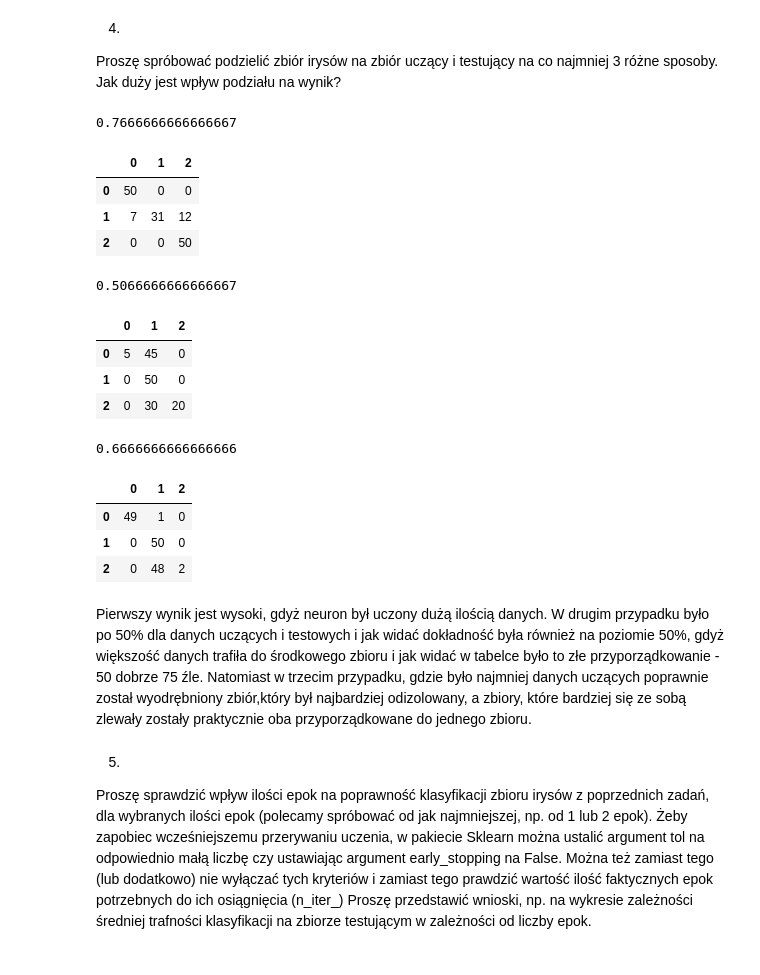
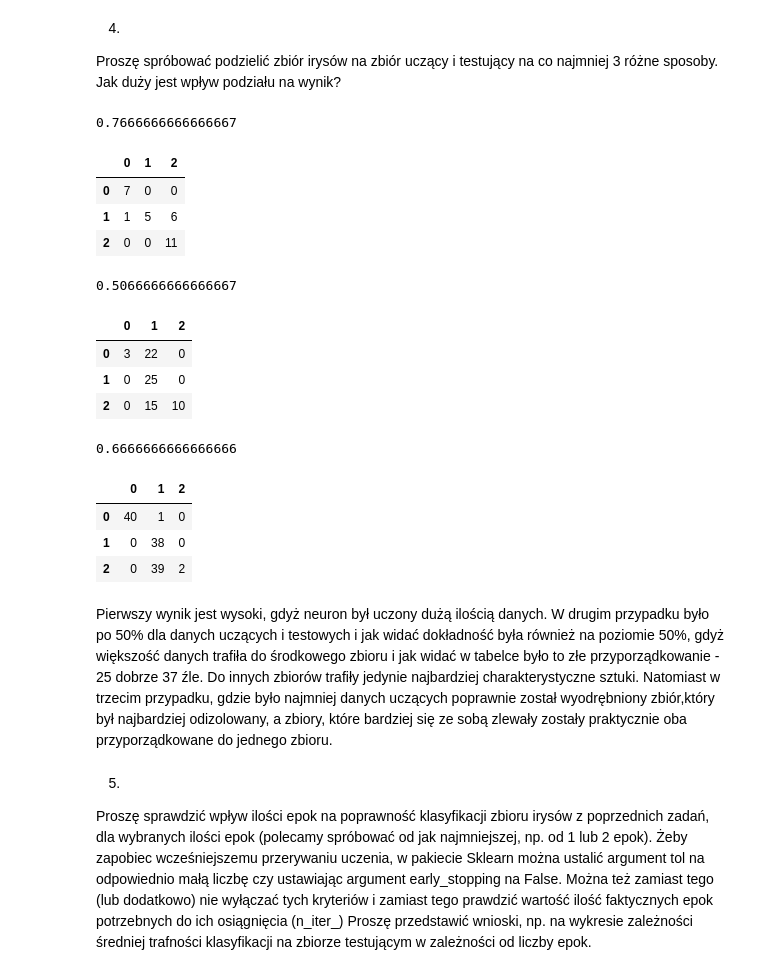
Before and after one commit to MichaelAngeloTheFirst/MIO, a Jupyter notebook: lab1/lab1.ipynb, the cells around one changed output. Drawn from its saved outputs; the diff is of its cells as text; code cells hidden in the pictures.

```diff
--- a/lab1/lab1.ipynb
+++ b/lab1/lab1.ipynb
@@ -254,20 +254,17 @@ Dlaczego? (Podpowiedź: polecamy przyjrzeć się pojęciu liniowej separowalnoś
 # %%
 from sklearn.datasets import load_iris
 from IPython.display import display
+from sklearn.model_selection import train_test_split
+
 
 
 x,y = load_iris(return_X_y= True)
-learnSize = int(len(x)*0.8)
-learnData = x[:learnSize]
-learnLabel = y[:learnSize]
-# learnY = np.concatenate((np.zeros((40,)) , np.array([1]*40), np.array([2]*40)))
+x_train, x_test, y_train, y_test = train_test_split(x, y, test_size=0.2, shuffle=True, random_state=10)
 
-testData = x[learnSize:]
-testLabel = y[learnSize:]
 neuron = Perceptron(tol =1e-3,max_iter=100)
-neuron.fit(learnData,learnLabel)
-print(neuron.score(testData, testLabel))
-display(pd.DataFrame(confusion_matrix(y,neuron.predict(x))))
+neuron.fit(x_train, y_train)
+print(neuron.score(x_test, y_test))
+display(pd.DataFrame(confusion_matrix(y_test,neuron.predict(x_test))))
 
 
 plt.scatter(x[:,0], x[:,1], c=y)
@@ -289,37 +286,37 @@ Proszę spróbować podzielić zbiór irysów
 na zbiór uczący i testujący na co najmniej 3 różne sposoby.
 Jak duży jest wpływ podziału na wynik?
 # %%
-from sklearn.model_selection import train_test_split
 
 
 
 x,y = load_iris(return_X_y= True)
 
 for testSize in [0.2,0.5,0.8]:
     x_train, x_test, y_train, y_test = train_test_split(x, y, test_size=testSize, shuffle=True, random_state=7)
     neuron = Perceptron(tol =1e-3,max_iter=100)
     neuron.fit(x_train,y_train)
     print(neuron.score(x_test, y_test))
-    display(pd.DataFrame(confusion_matrix(y,neuron.predict(x))))
+    display(pd.DataFrame(confusion_matrix(y_test,neuron.predict(x_test))))
 # %% [output]
 0.7666666666666667
 |  | 0 | 1 | 2 |
-| 0 | 50 | 0 | 0 |
-| 1 | 7 | 31 | 12 |
-| 2 | 0 | 0 | 50 |
+| 0 | 7 | 0 | 0 |
+| 1 | 1 | 5 | 6 |
+| 2 | 0 | 0 | 11 |
 0.5066666666666667
 |  | 0 | 1 | 2 |
-| 0 | 5 | 45 | 0 |
-| 1 | 0 | 50 | 0 |
-| 2 | 0 | 30 | 20 |
+| 0 | 3 | 22 | 0 |
+| 1 | 0 | 25 | 0 |
+| 2 | 0 | 15 | 10 |
 0.6666666666666666
 |  | 0 | 1 | 2 |
-| 0 | 49 | 1 | 0 |
-| 1 | 0 | 50 | 0 |
-| 2 | 0 | 48 | 2 |
+| 0 | 40 | 1 | 0 |
+| 1 | 0 | 38 | 0 |
+| 2 | 0 | 39 | 2 |
 # %% [markdown]
 Pierwszy wynik jest wysoki, gdyż neuron był uczony dużą ilością danych. W drugim przypadku było po 50% dla danych uczących i testowych i jak widać dokładność była również na poziomie 50%,
-gdyż większość danych trafiła do środkowego zbioru i jak widać w tabelce było to złe przyporządkowanie - 50 dobrze 75 źle.
+gdyż większość danych trafiła do środkowego zbioru i jak widać w tabelce było to złe przyporządkowanie - 25 dobrze 37 źle.
+Do innych zbiorów trafiły jedynie najbardziej charakterystyczne sztuki.
 Natomiast w trzecim przypadku, gdzie było najmniej danych uczących poprawnie został wyodrębniony zbiór,który był najbardziej odizolowany, a zbiory, które bardziej się ze sobą zlewały zostały praktycznie oba przyporządkowane do jednego zbioru.
 # %% [markdown]
 5)
```
Also changed, not shown: parts of 5 cells of this notebook, 1 other file.
